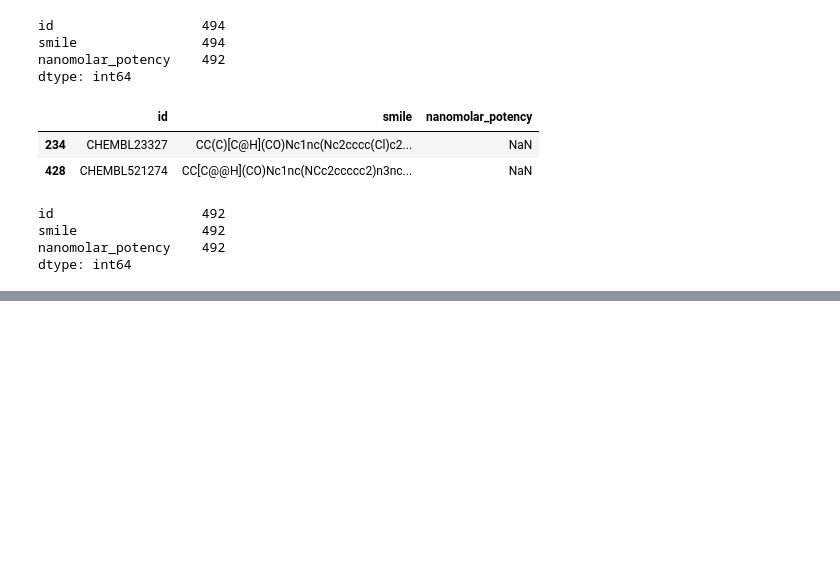
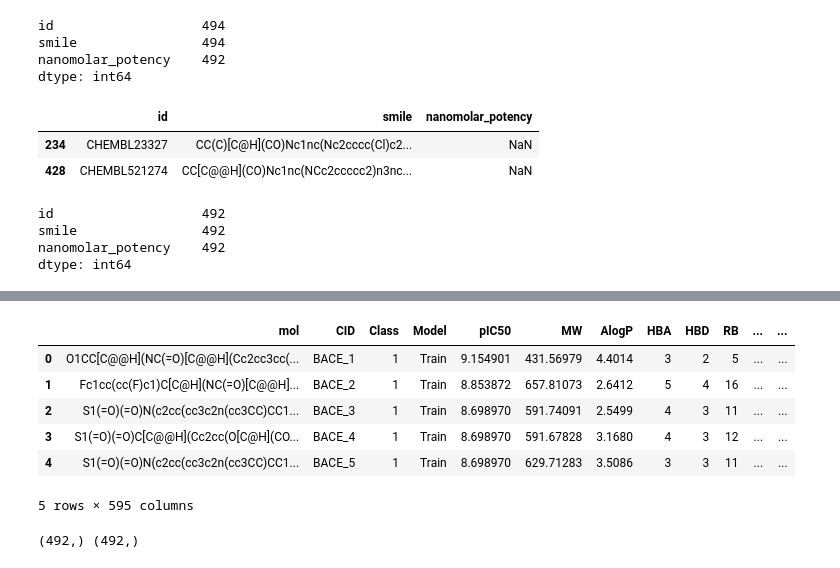
Before and after one commit to SVAI/deeperdrugs, a Jupyter notebook: deepchem.ipynb, the cells around one changed output, grey strips where cells are left out. Drawn from its saved outputs; the diff is of its cells as text; code cells hidden in the pictures; blank space fills up the shorter version.

```diff
--- a/deepchem.ipynb
+++ b/deepchem.ipynb
@@ -49,0 +61,17 @@ dtype: int64
+# %%
+example_df = pd.read_csv("desc_canvas_aug30.csv")
+example_df.head()
+# %% [output]
+|  | mol | CID | Class | Model | pIC50 | MW | AlogP | HBA | HBD | RB | ... | ... |
+| 0 | O1CC[C@@H](NC(=O)[C@@H](Cc2cc3cc(... | BACE_1 | 1 | Train | 9.154901 | 431.56979 | 4.4014 | 3 | 2 | 5 | ... | ... |
+| 1 | Fc1cc(cc(F)c1)C[C@H](NC(=O)[C@@H]... | BACE_2 | 1 | Train | 8.853872 | 657.81073 | 2.6412 | 5 | 4 | 16 | ... | ... |
+| 2 | S1(=O)(=O)N(c2cc(cc3c2n(cc3CC)CC1... | BACE_3 | 1 | Train | 8.698970 | 591.74091 | 2.5499 | 4 | 3 | 11 | ... | ... |
+| 3 | S1(=O)(=O)C[C@@H](Cc2cc(O[C@H](CO... | BACE_4 | 1 | Train | 8.698970 | 591.67828 | 3.1680 | 4 | 3 | 12 | ... | ... |
+| 4 | S1(=O)(=O)N(c2cc(cc3c2n(cc3CC)CC1... | BACE_5 | 1 | Train | 8.698970 | 629.71283 | 3.5086 | 3 | 3 | 11 | ... | ... |
+5 rows × 595 columns
+# %%
+smiles = train_df.as_matrix(columns=["smile"]).flatten()
+values = train_df.as_matrix(columns=["nanomolar_potency"]).flatten()
+print(smiles.shape, values.shape)
+# %% [output]
+(492,) (492,)
```
Also changed, not shown: parts of 3 cells of this notebook.
